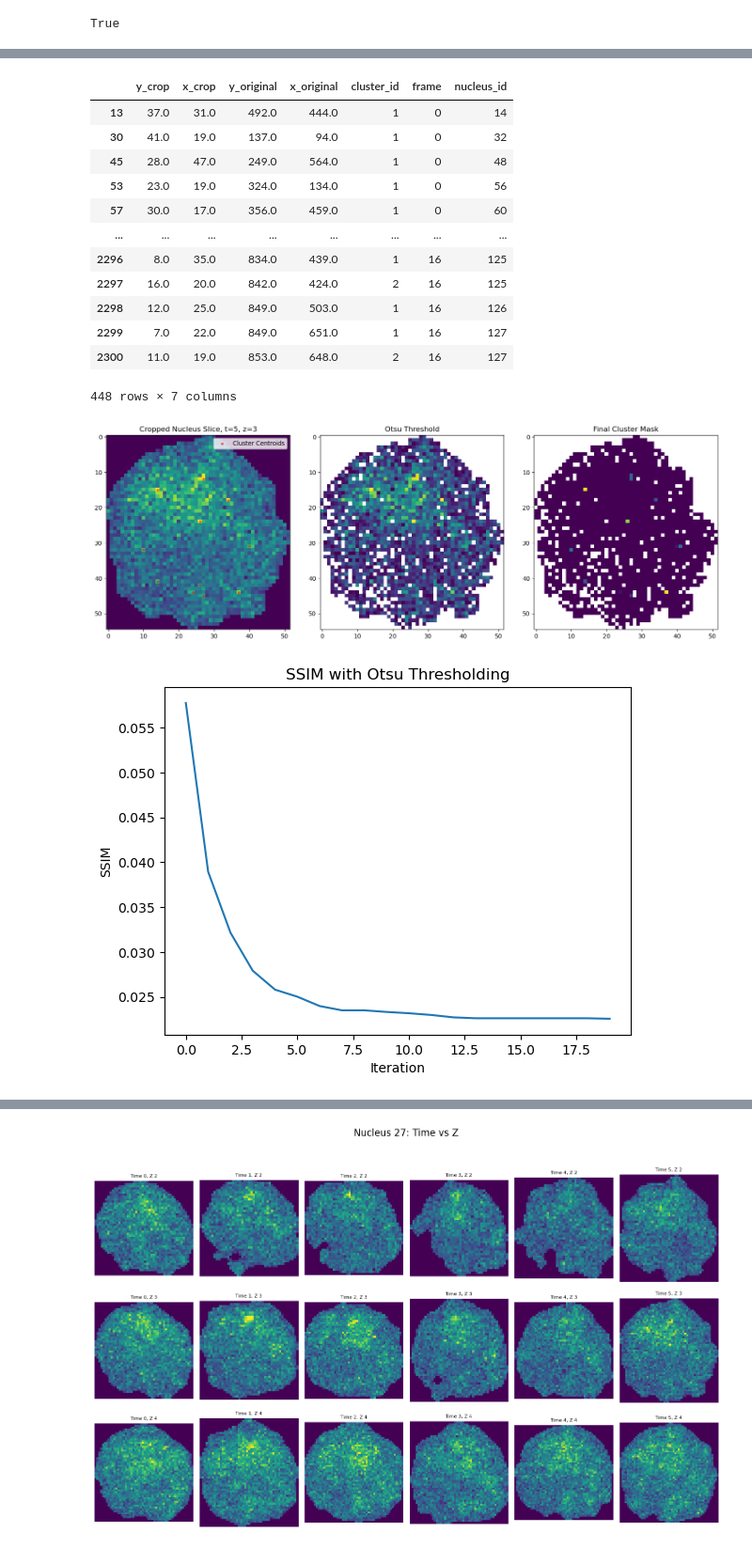
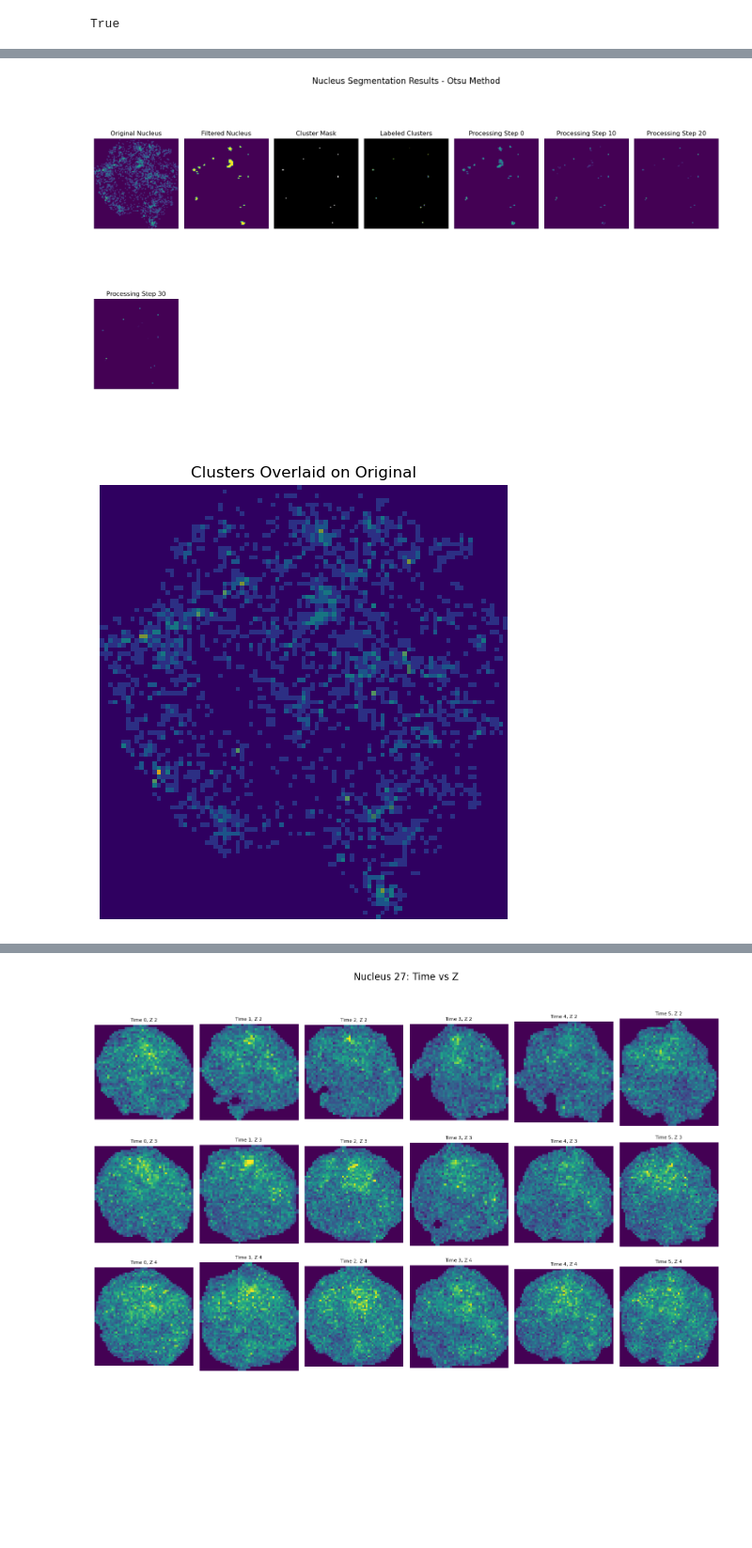
Before and after one commit to GarciaLab/transcription_pipeline, a Jupyter notebook: localEnrichment/cluster_detection.ipynb, the cells around one changed output, grey strips where cells are left out. Shown at 94% size. Saved outputs shown, nothing was run; the diff lists cells and outputs as text; code cells hidden in the pictures; blank space fills up the shorter version.

```diff
--- a/localEnrichment/cluster_detection.ipynb
+++ b/localEnrichment/cluster_detection.ipynb
@@ -21,13 +21,16 @@ Dl_datasets_2D = [
     "test_data/"
 ]
 
-NSPARC_datasets = ['test_data/NSPARC/2025-03-11/Dl-Halo552(10%)_MCP-GFP_snaBAC_GregorSettings3D(~)_embryo02',
+NSPARC_datasets = ['test_data/NSPARC/2025-02-27/Dl-Halo552_MCP-GFP_noRep_3z_5min',
+                   'test_data/NSPARC/2025-03-11/Dl-Halo552(10%)_MCP-GFP_snaBAC_GregorSettings3D(~)_embryo02',
                    'test_data/NSPARC/2025-03-11/Dl-Halo552(10%)_MCP-GFP_snaBAC_GregorSettings(~)_embryo01_nc12',
                    'test_data/NSPARC/2025-03-11/Dl-Halo552(10%)_MCP-GFP_snaBAC_GregorSettings(~)_embryo01_nc13',
                    'test_data/NSPARC/2025-03-11/Dl-Halo552(10%)_MCP-GFP_snaBAC_GregorSettings(~)_embryo01_nc14',
 ]
 
 Andrea_test_datasets = ['test_data/NSPARC/3-05-bcdgfp-mcphalo552-test-embryo2007']
-test_dataset_name = dataset_folder + Andrea_test_datasets[0]
+test_dataset_name = dataset_folder + NSPARC_datasets[3]
+# test_dataset_name = dataset_folder + Andrea_test_datasets[0]
+# test_dataset_name = dataset_folder + Dl_datasets[2]
 print('Dataset Path: ' + test_dataset_name)
 # %% [output]
@@ -87,7 +93,7 @@ from dask.distributed import LocalCluster, Client
 try:
     cluster = LocalCluster(
         host="localhost",
-        scheduler_port=37763,
+        # scheduler_port=37763,
         threads_per_worker=1,
         n_workers=14,
         memory_limit="10GB",
@@ -120,7 +123,7 @@ plt.show()
 # %%
 # Set the channels for spot and nuclear tracking
 # spot_channel = 0
-nuclear_channel = 0
+nuclear_channel = 1
 # %% [markdown]
 ## Nuclear Tracking
 # %%
@@ -551,50 +926,44 @@ Processing frame 16...
-# %%
-# Show examples of nuclei with detected clusters
-cluster_coords_df[cluster_coords_df['cluster_id'].notna()]
-# %% [output]
-|  | y_crop | x_crop | y_original | x_original | cluster_id | frame | nucleus_id |
-| 13 | 37.0 | 31.0 | 492.0 | 444.0 | 1 | 0 | 14 |
-| 30 | 41.0 | 19.0 | 137.0 | 94.0 | 1 | 0 | 32 |
-| 45 | 28.0 | 47.0 | 249.0 | 564.0 | 1 | 0 | 48 |
-| 53 | 23.0 | 19.0 | 324.0 | 134.0 | 1 | 0 | 56 |
-| 57 | 30.0 | 17.0 | 356.0 | 459.0 | 1 | 0 | 60 |
-| ... | ... | ... | ... | ... | ... | ... | ... |
-| 2296 | 8.0 | 35.0 | 834.0 | 439.0 | 1 | 16 | 125 |
-| 2297 | 16.0 | 20.0 | 842.0 | 424.0 | 2 | 16 | 125 |
-| 2298 | 12.0 | 25.0 | 849.0 | 503.0 | 1 | 16 | 126 |
-| 2299 | 7.0 | 22.0 | 849.0 | 651.0 | 1 | 16 | 127 |
-| 2300 | 11.0 | 19.0 | 853.0 | 648.0 | 2 | 16 | 127 |
-448 rows × 7 columns
 # %%
 # Plot example of cluster segmentation
 %matplotlib inline
 # segment_clusters(dataset, nuclear_tracking, nuclear_channel,
 #                  frame=4, nucleus_id=27,
 #                  sigma_xy=1, z_plane=6
 #                  , contour_cutoff=8, plot=True)
 
-_, processed_slices = segment_clusters_otsu(dataset, nuclear_tracking, nuclear_channel,
-                      frame=5, nucleus_id=27,
-                      sigma_xy=0, z_plane=3,
-                      window_size=20, iterations=20, plot=True)
+cluster_df, processed_slices = segment_clusters(
+    dataset=dataset,
+    nuclear_tracking=nuclear_tracking,
+    nuclear_channel=nuclear_channel,
+    frame=2,
+    nucleus_id=533,
+    method='otsu',
+    sigma_xy=1,
+    z_plane=2,
+    window_size=25,
+    iterations=30,
+    plot=True,
+    filter_type='gaussian',
+    plot_intermediate=True
+)
 
 # Binarize processed slices and compute structural similarity index SSIM with first entry
 binarized_slices = [np.where(slice > 0, 1, 0) for slice in processed_slices]
 
 # Compute SSIM with index 0
 from skimage.metrics import structural_similarity as ssim
 
 ssim_results = []
 for i, slice_bin in enumerate(binarized_slices[1:], start=1):
     similarity = ssim(binarized_slices[0], slice_bin, data_range=1)
     ssim_results.append(similarity)
 
 # Plot similarity
 plt.plot(ssim_results)
 plt.title("SSIM with Otsu Thresholding")
 plt.xlabel("Iteration")
 plt.ylabel("SSIM")
 plt.show()
 # %% [output]
-[figure, old version]
+[figure, new version]
-[figure, old version]
+[figure, new version]
```
Also changed, not shown: parts of 22 cells of this notebook, 15 other files.
